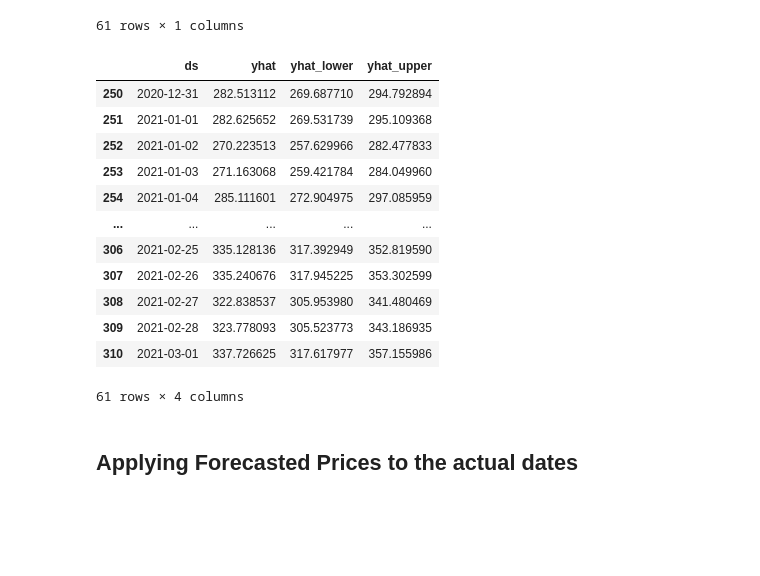
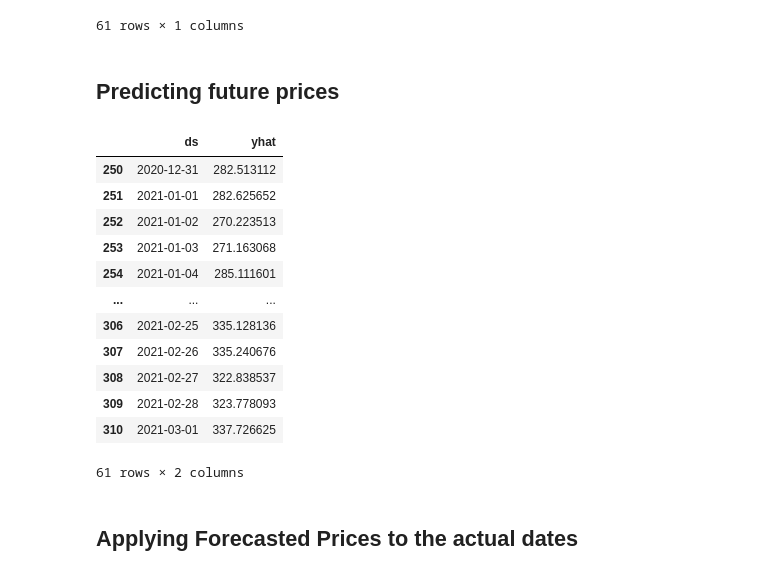
Before and after one commit to alyhussein86/C6oUVdljHlRZgnaq, a Jupyter notebook: P5_ValueInvestor.ipynb, the cells around one changed output. Saved outputs shown, nothing was run; the diff lists cells and outputs as text; code cells hidden in the pictures; blank space fills up the shorter version.

```diff
--- a/P5_ValueInvestor.ipynb
+++ b/P5_ValueInvestor.ipynb
@@ -178,23 +185,25 @@ future.tail(61)
 | 309 | 2021-02-28 |
 | 310 | 2021-03-01 |
 61 rows × 1 columns
+# %% [markdown]
+## Predicting future prices
 # %%
 forecast = model.predict(future)
-forecast[['ds', 'yhat', 'yhat_lower', 'yhat_upper']].tail(61)
+forecast[['ds', 'yhat']].tail(61)
 # %% [output]
-|  | ds | yhat | yhat_lower | yhat_upper |
-| 250 | 2020-12-31 | 282.513112 | 269.687710 | 294.792894 |
-| 251 | 2021-01-01 | 282.625652 | 269.531739 | 295.109368 |
-| 252 | 2021-01-02 | 270.223513 | 257.629966 | 282.477833 |
-| 253 | 2021-01-03 | 271.163068 | 259.421784 | 284.049960 |
-| 254 | 2021-01-04 | 285.111601 | 272.904975 | 297.085959 |
-| ... | ... | ... | ... | ... |
-| 306 | 2021-02-25 | 335.128136 | 317.392949 | 352.819590 |
-| 307 | 2021-02-26 | 335.240676 | 317.945225 | 353.302599 |
-| 308 | 2021-02-27 | 322.838537 | 305.953980 | 341.480469 |
-| 309 | 2021-02-28 | 323.778093 | 305.523773 | 343.186935 |
-| 310 | 2021-03-01 | 337.726625 | 317.617977 | 357.155986 |
+|  | ds | yhat |
+| 250 | 2020-12-31 | 282.513112 |
+| 251 | 2021-01-01 | 282.625652 |
+| 252 | 2021-01-02 | 270.223513 |
+| 253 | 2021-01-03 | 271.163068 |
+| 254 | 2021-01-04 | 285.111601 |
+| ... | ... | ... |
+| 306 | 2021-02-25 | 335.128136 |
+| 307 | 2021-02-26 | 335.240676 |
+| 308 | 2021-02-27 | 322.838537 |
+| 309 | 2021-02-28 | 323.778093 |
+| 310 | 2021-03-01 | 337.726625 |
-61 rows × 4 columns
+61 rows × 2 columns
 # %% [markdown]
 ## Applying Forecasted Prices to the actual dates
 # %%
```
Also changed, not shown: parts of 22 cells of this notebook.
